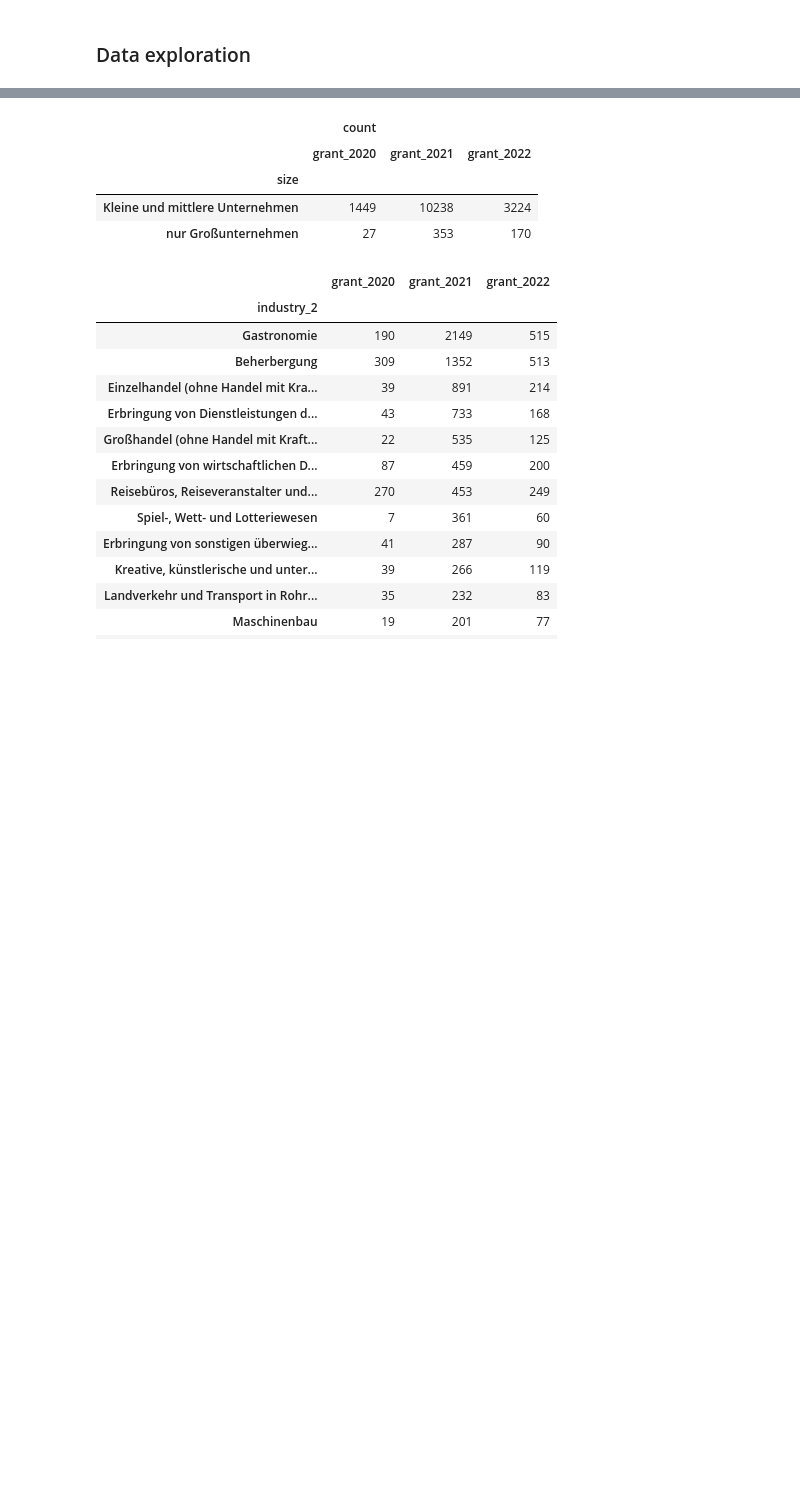
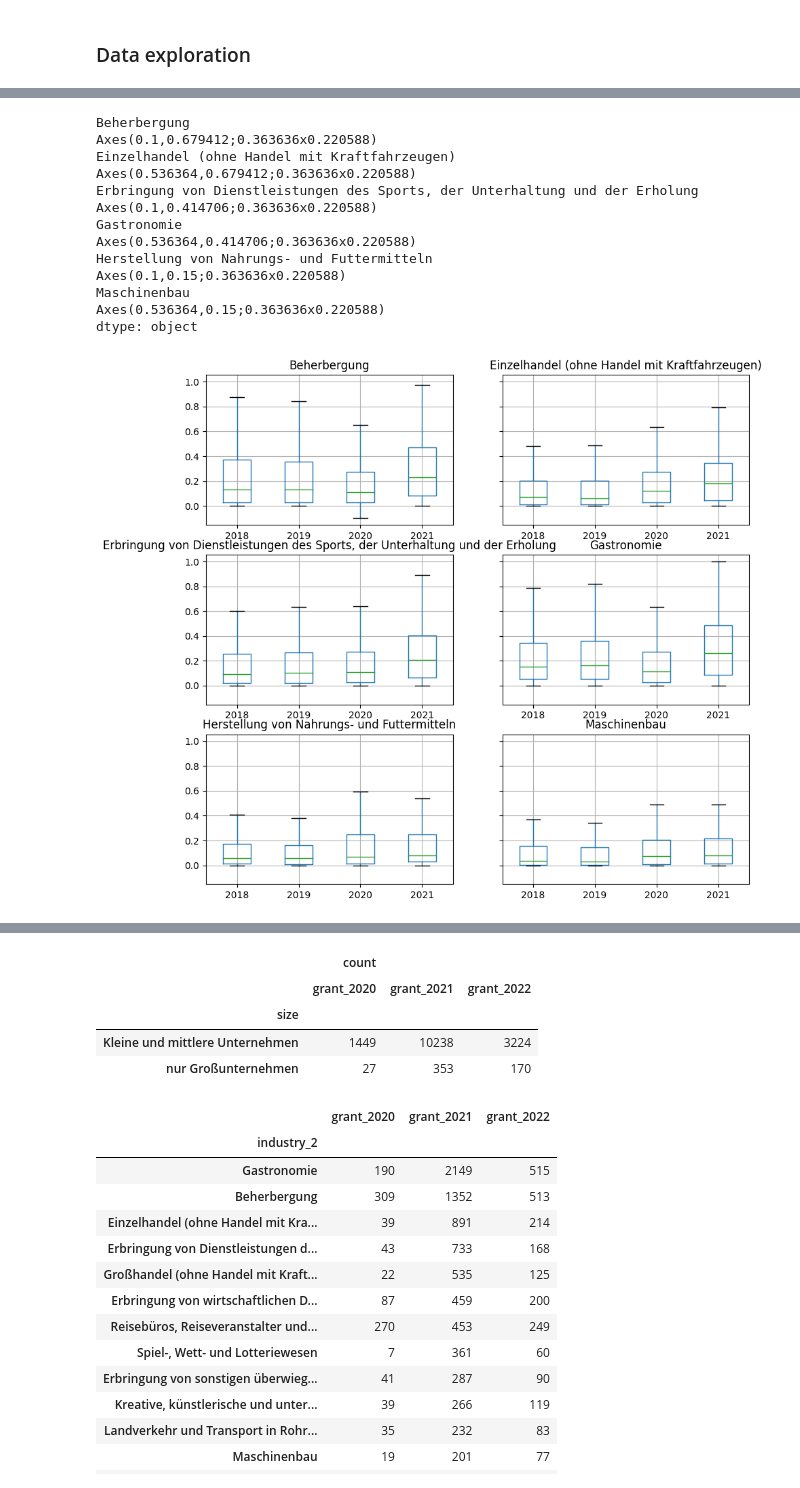
Before and after one commit to m-schildt/AAA, a Jupyter notebook: 4_data_merge.ipynb, the cells around one changed output, grey strips where cells are left out. Cells and saved outputs as stored; diff of their text form; code cells hidden in the pictures; blank space fills up the shorter version.

```diff
--- a/4_data_merge.ipynb
+++ b/4_data_merge.ipynb
@@ -299,0 +346,7 @@ merged_df.set_index('company', inplace=True)
+# %%
+ratios_sectors = merged_df[['industry_2','cash_ratio_2018','cash_ratio_2019','cash_ratio_2020','cash_ratio_2021']]
+ratios_sectors = ratios_sectors.rename(columns={'cash_ratio_2018' : '2018',
+                                        'cash_ratio_2019' : '2019',
+                                        'cash_ratio_2020' : '2020',
+                                        'cash_ratio_2021' : '2021',
+                                        })
@@ -299,0 +364,18 @@ merged_df.set_index('company', inplace=True)
+# %%
+ratios_sectors = ratios_sectors[(ratios_sectors['industry_2'] == 'Einzelhandel (ohne Handel mit Kraftfahrzeugen)')|
+                                (ratios_sectors['industry_2'] == 'Herstellung von Nahrungs- und Futtermitteln')|
+                                (ratios_sectors['industry_2'] == 'Gastronomie')|
+                                (ratios_sectors['industry_2'] == 'Maschinenbau')|
+                                (ratios_sectors['industry_2'] == 'Erbringung von Dienstleistungen des Sports, der Unterhaltung und der Erholung')|
+                                (ratios_sectors['industry_2'] == 'Beherbergung')]
+# %%
+ratios_sectors.groupby('industry_2').boxplot(subplots=True,showfliers=False,figsize=(10,10),fontsize=10)
+# %% [output]
+Beherbergung                                                                          Axes(0.1,0.679412;0.363636x0.220588)
+Einzelhandel (ohne Handel mit Kraftfahrzeugen)                                   Axes(0.536364,0.679412;0.363636x0.220588)
+Erbringung von Dienstleistungen des Sports, der Unterhaltung und der Erholung         Axes(0.1,0.414706;0.363636x0.220588)
+Gastronomie                                                                      Axes(0.536364,0.414706;0.363636x0.220588)
+Herstellung von Nahrungs- und Futtermitteln                                               Axes(0.1,0.15;0.363636x0.220588)
+Maschinenbau                                                                         Axes(0.536364,0.15;0.363636x0.220588)
+dtype: object
+[figure, added]
```
Also changed, not shown: parts of 24 cells of this notebook, 17 other files.
